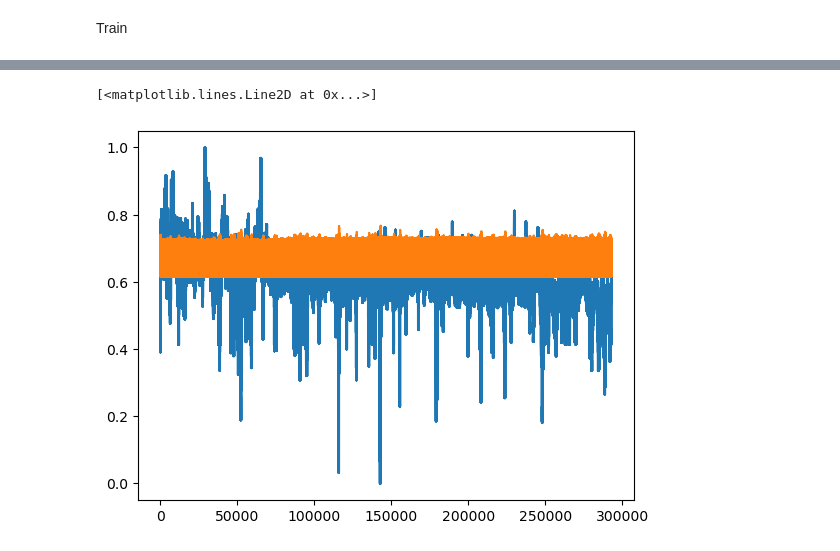
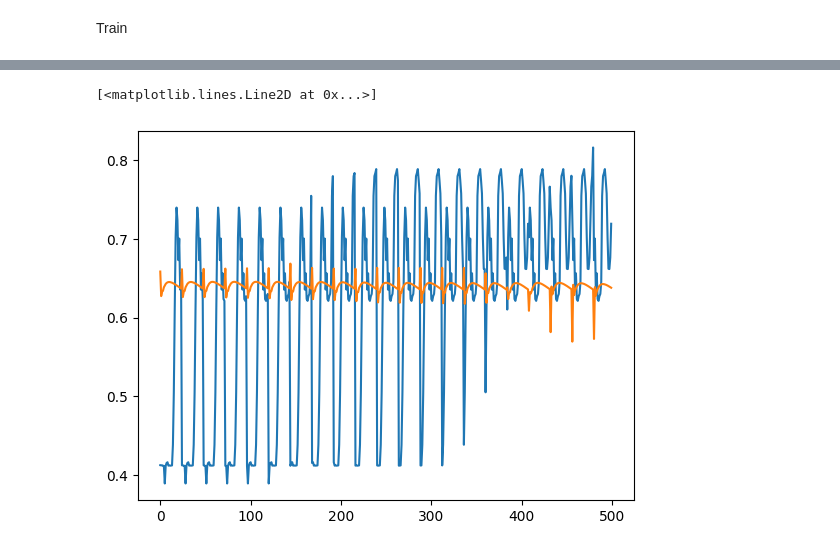
Before and after one commit to atleer/forecast-electricity-markets, a Jupyter notebook: analysis/notebooks/exploration/seq2seq_multivariate.ipynb, the cells around one changed output, grey strips where cells are left out. Cells and saved outputs as stored; diff of their text form; code cells hidden in the pictures.

```diff
--- a/analysis/notebooks/exploration/seq2seq_multivariate.ipynb
+++ b/analysis/notebooks/exploration/seq2seq_multivariate.ipynb
@@ -14,3 +46,9 @@ from sklearn.preprocessing import StandardScaler, MinMaxScaler, RobustScaler
+# %%
+if IN_COLAB:
+    root_dir = Path('.')
+else:
+    notebook_path = %pwd
+    root_dir = notebook_path.parent.parent.parent.parent
 # %% [markdown]
 Set seed and turn of non-deterministic behavior for reproducibility
 # %%
@@ -47,9 +76,8 @@ os.getcwd()
 # %% [markdown]
 Load Processed Data
 # %%
-processed_data_dir = Path('data/processed/')
+processed_data_dir = root_dir / 'data/processed/opsd-time_series-2020-10-06'
 filepaths = list(processed_data_dir.glob('**/*60*.parquet'))
-filepaths
 
 for filepath in filepaths:
     if 'train' in filepath.parts:
@@ -134,7 +159,7 @@ class Seq2SeqGRU(nn.Module):
         super().__init__()
         self.encoder = nn.GRU(input_size=enc_input_size, hidden_size=hidden_size, batch_first=True, device=device)
         self.decoder = nn.GRU(input_size=dec_input_size, hidden_size=hidden_size, batch_first=True, device=device)
-        self.fc = nn.Linear(hidden_size, dec_input_size)
+        self.fc = nn.Linear(hidden_size, dec_input_size, device=device)
 
     def forward(self, X, horizon: int = 24):
 
@@ -207,11 +238,11 @@ with torch.no_grad():
 # %%
-X_test = torch.tensor(X_test, dtype = torch.float32)
-y_test = torch.tensor(y_test, dtype = torch.float32)
+X_test = torch.tensor(X_test, dtype = torch.float32, device=device)
+y_test = torch.tensor(y_test, dtype = torch.float32, device=device)
 with torch.no_grad():
     y_pred = model(X_test)
 # %%
-plt.plot(y_test.flatten())
-plt.plot(y_pred.flatten())
+plt.plot(y_test.cpu().numpy().flatten()[:500])
+plt.plot(y_pred.cpu().numpy().flatten()[:500])
 # %% [output]
 [<matplotlib.lines.Line2D at 0x...>]
-[figure, old version]
+[figure, new version]
```
Also changed, not shown: parts of 13 cells of this notebook.
